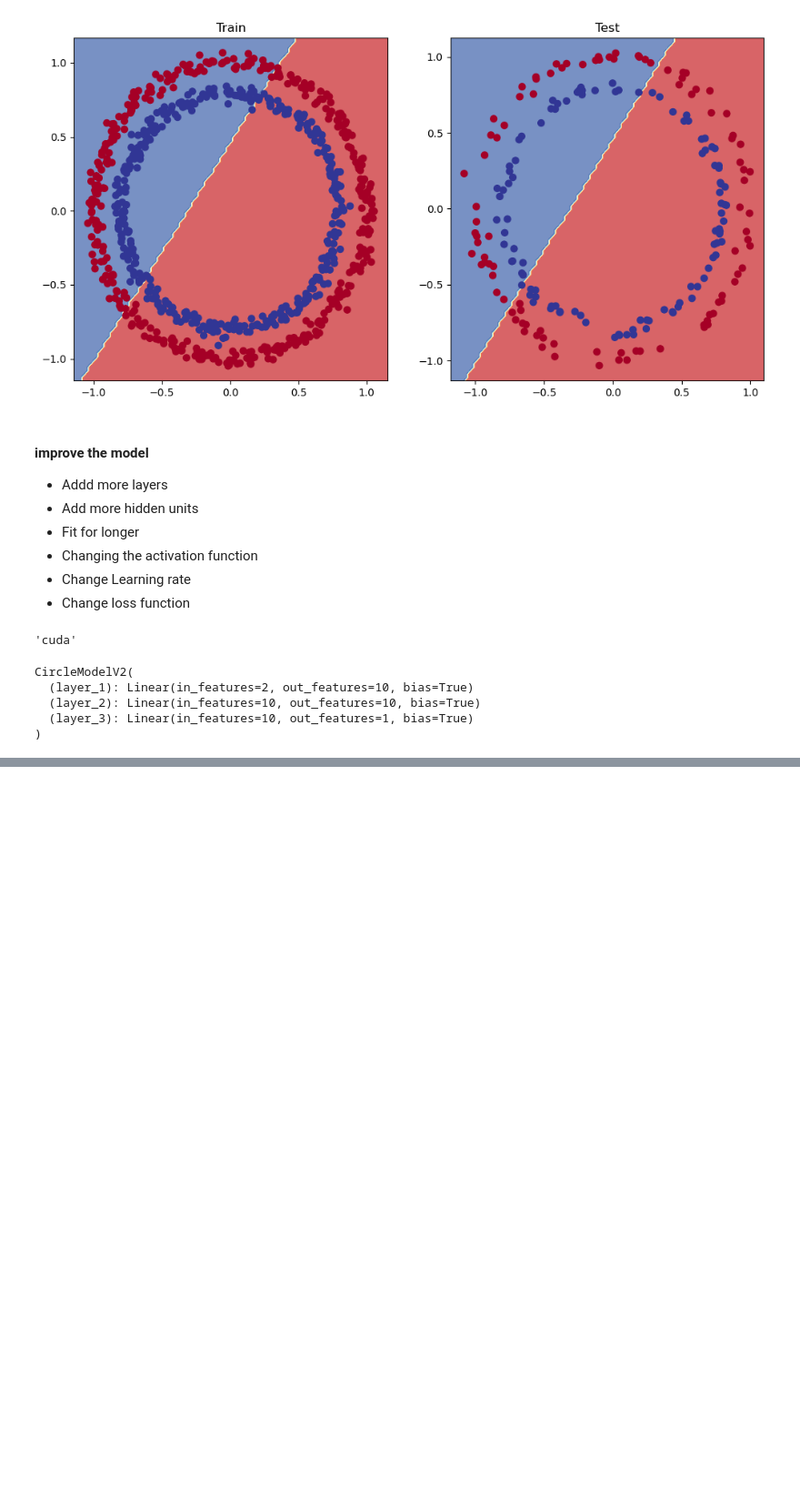
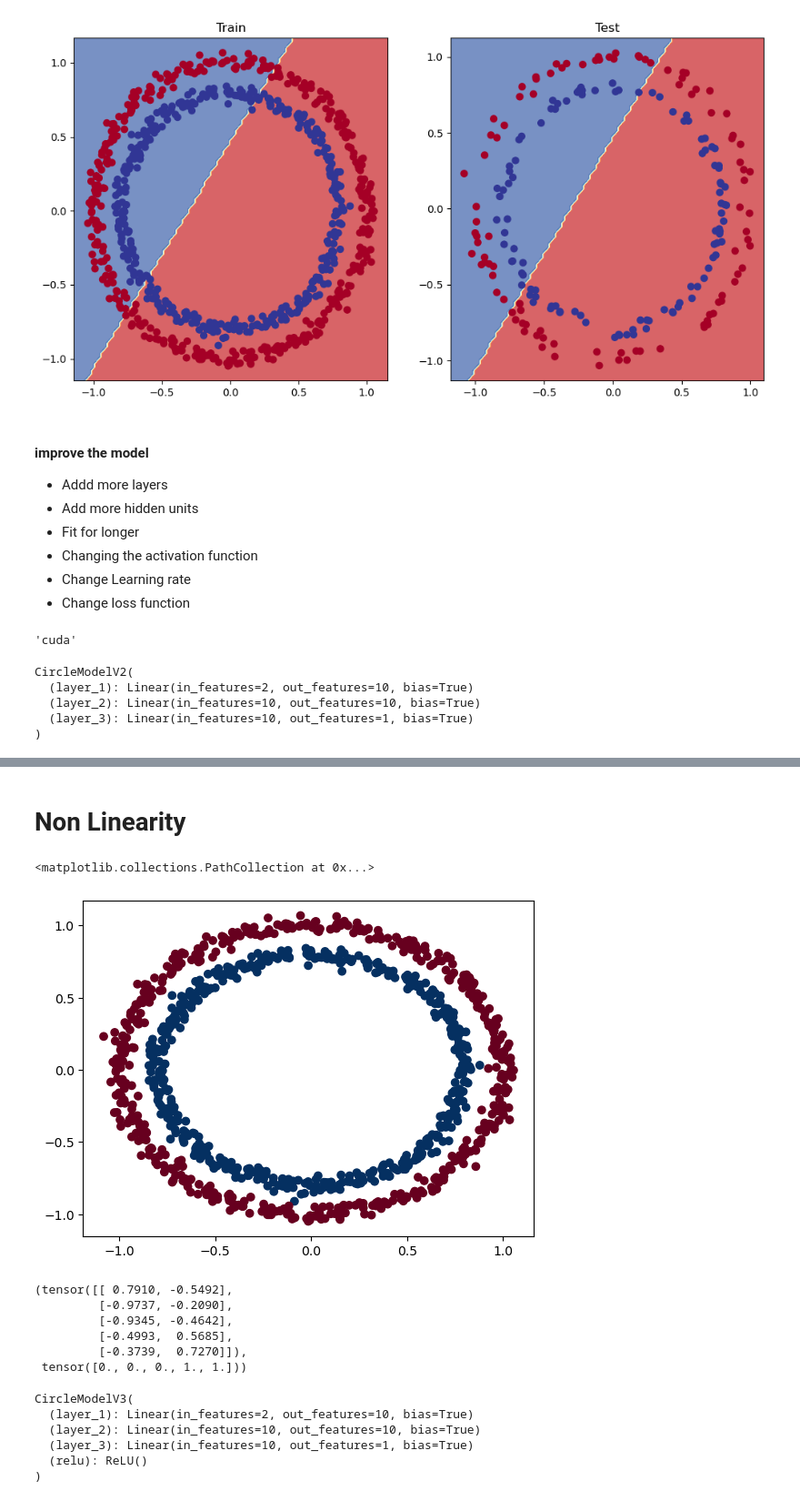
Before and after one commit to arya2004/machine-learning, a Jupyter notebook: learn_torch/02.ipynb, the cells around one changed output, grey strips where cells are left out. Shown at 91% size. Cells and saved outputs as stored; diff of their text form; code cells hidden in the pictures; blank space fills up the shorter version.

```diff
--- a/learn_torch/02.ipynb
+++ b/learn_torch/02.ipynb
@@ -410,0 +433,62 @@ for epoch in range(epochs):
+# %% [markdown]
+# Non Linearity
+# %%
+# Non Linearity
+
+# Recraeting nnon- linear data
+
+from sklearn.datasets import make_circles
+
+n_samples = 1000
+
+X,y = make_circles(n_samples = 1000, noise=0.03,
+                   random_state=57)
+
+plt.scatter(X[:, 0], X[:,1], c=y, cmap=plt.cm.RdBu)
+# %% [output]
+<matplotlib.collections.PathCollection at 0x...>
+[figure, added]
+# %%
+X = torch.from_numpy(X).type(torch.float)
+y = torch.from_numpy(y).type(torch.float)
+
+# Split train and test
+X_train, X_test, y_train, y_test = train_test_split(X,
+                                                    y,
+                                                    test_size=0.2,
+                                                    random_state=42
+)
+X_train[:5], y_train[:5]
+# %% [output]
+(tensor([[ 0.7910, -0.5492],
+         [-0.9737, -0.2090],
+         [-0.9345, -0.4642],
+         [-0.4993,  0.5685],
+         [-0.3739,  0.7270]]),
+ tensor([0., 0., 0., 1., 1.]))
+# %%
+# Build model with non-linearity
+
+class CircleModelV3(nn.Module):
+    def __init__(self, *args, **kwargs) -> None:
+        super().__init__(*args, **kwargs)
+        self.layer_1 = nn.Linear(in_features=2, out_features=10)
+        self.layer_2 = nn.Linear(in_features=10, out_features=10)
+        self.layer_3 = nn.Linear(in_features=10, out_features=1)
+        self.relu = nn.ReLU()
+
+
+    def forward(self, x):
+        return self.layer_3(self.relu(self.layer_2(self.relu(self.layer_1(x)))))
+
+
+
+model_3 = CircleModelV3().to(device)
+model_3
+# %% [output]
+CircleModelV3(
+  (layer_1): Linear(in_features=2, out_features=10, bias=True)
+  (layer_2): Linear(in_features=10, out_features=10, bias=True)
+  (layer_3): Linear(in_features=10, out_features=1, bias=True)
+  (relu): ReLU()
+)
```
Also changed, not shown: parts of 26 cells of this notebook, 10 other files.
